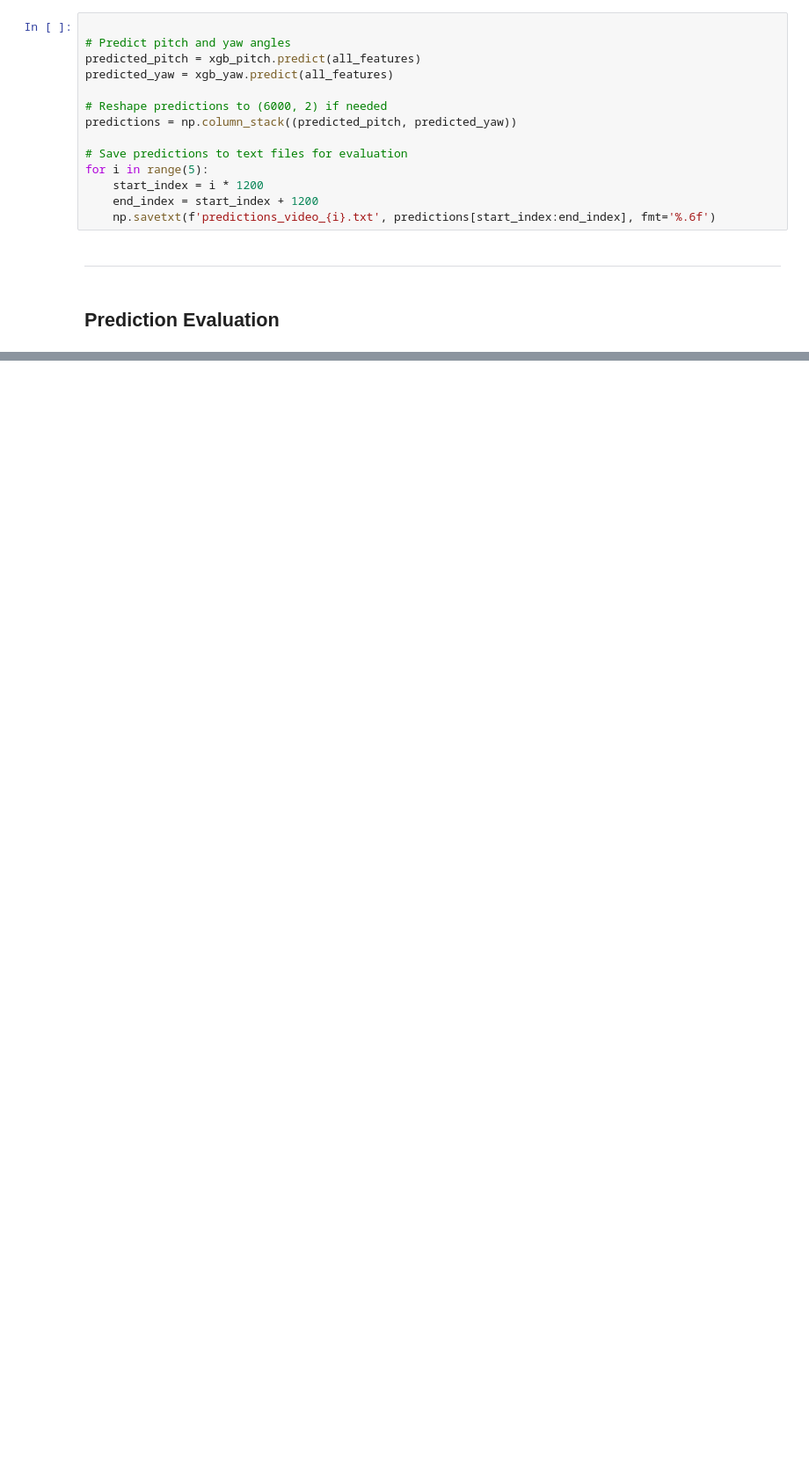
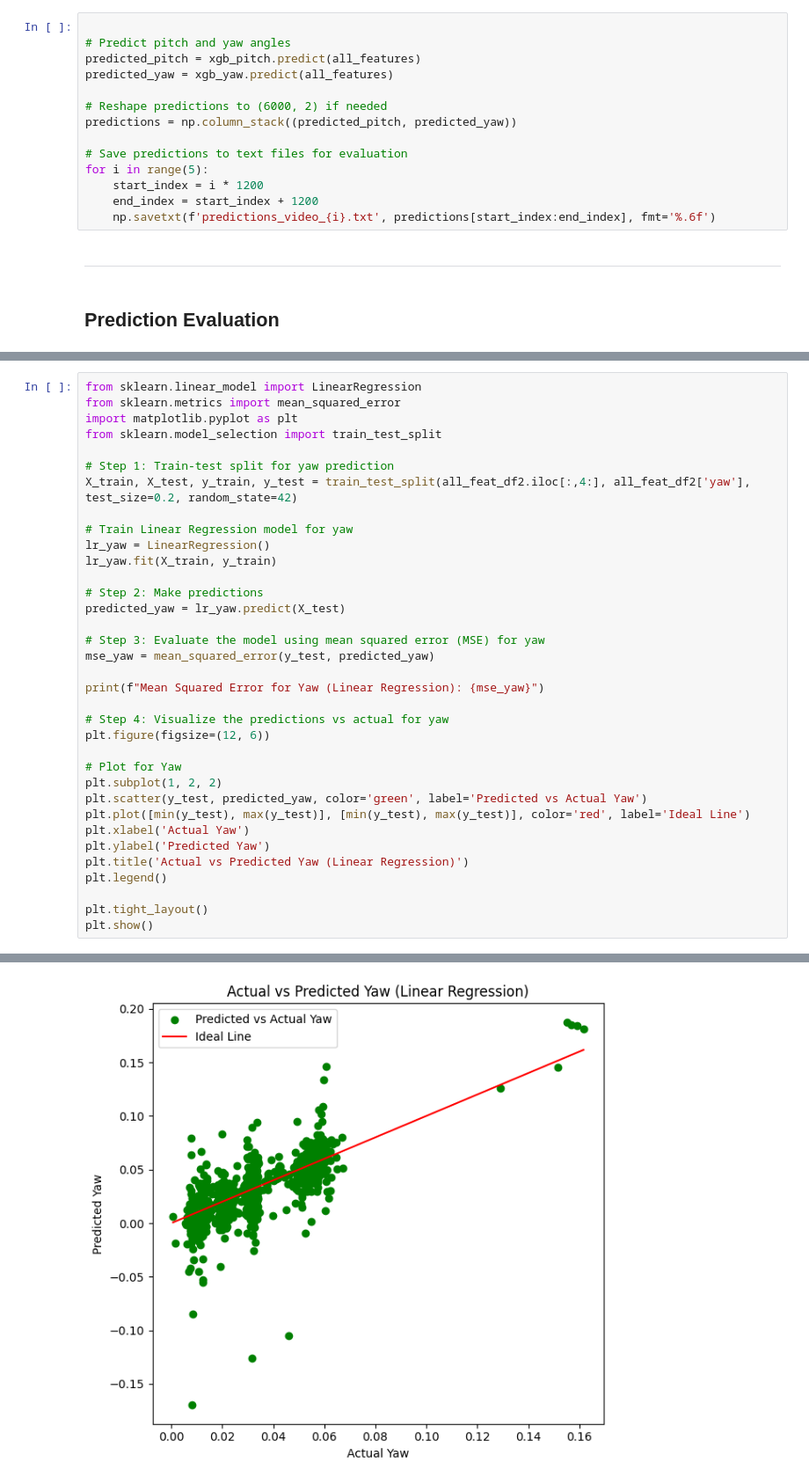
Before and after one commit to shaeantoine/calib_challenge, a Jupyter notebook: centre.ipynb, the cells around one changed output, grey strips where cells are left out. Shown at 88% size. Drawn from its saved outputs; the diff is of its cells as text; blank space fills up the shorter version.

Commit message:
Create Linear Model (60%)

```diff
--- a/centre.ipynb
+++ b/centre.ipynb
@@ -403,0 +408,36 @@ YOUR ERROR SCORE IS 56.33% (lower is better)
+# %%
+from sklearn.linear_model import LinearRegression
+from sklearn.metrics import mean_squared_error
+import matplotlib.pyplot as plt
+from sklearn.model_selection import train_test_split
+
+# Step 1: Train-test split for yaw prediction
+X_train, X_test, y_train, y_test = train_test_split(all_feat_df2.iloc[:,4:], all_feat_df2['yaw'], test_size=0.2, random_state=42)
+
+# Train Linear Regression model for yaw
+lr_yaw = LinearRegression()
+lr_yaw.fit(X_train, y_train)
+
+# Step 2: Make predictions
+predicted_yaw = lr_yaw.predict(X_test)
+
+# Step 3: Evaluate the model using mean squared error (MSE) for yaw
+mse_yaw = mean_squared_error(y_test, predicted_yaw)
+
+print(f"Mean Squared Error for Yaw (Linear Regression): {mse_yaw}")
+
+# Step 4: Visualize the predictions vs actual for yaw
+plt.figure(figsize=(12, 6))
+
+# Plot for Yaw
+plt.subplot(1, 2, 2)
+plt.scatter(y_test, predicted_yaw, color='green', label='Predicted vs Actual Yaw')
+plt.plot([min(y_test), max(y_test)], [min(y_test), max(y_test)], color='red', label='Ideal Line')
+plt.xlabel('Actual Yaw')
+plt.ylabel('Predicted Yaw')
+plt.title('Actual vs Predicted Yaw (Linear Regression)')
+plt.legend()
+
+plt.tight_layout()
+plt.show()
+# %% [output]
@@ -403,0 +445 @@ YOUR ERROR SCORE IS 56.33% (lower is better)
+[figure, added]
```
Also changed, not shown: parts of 6 cells of this notebook.
